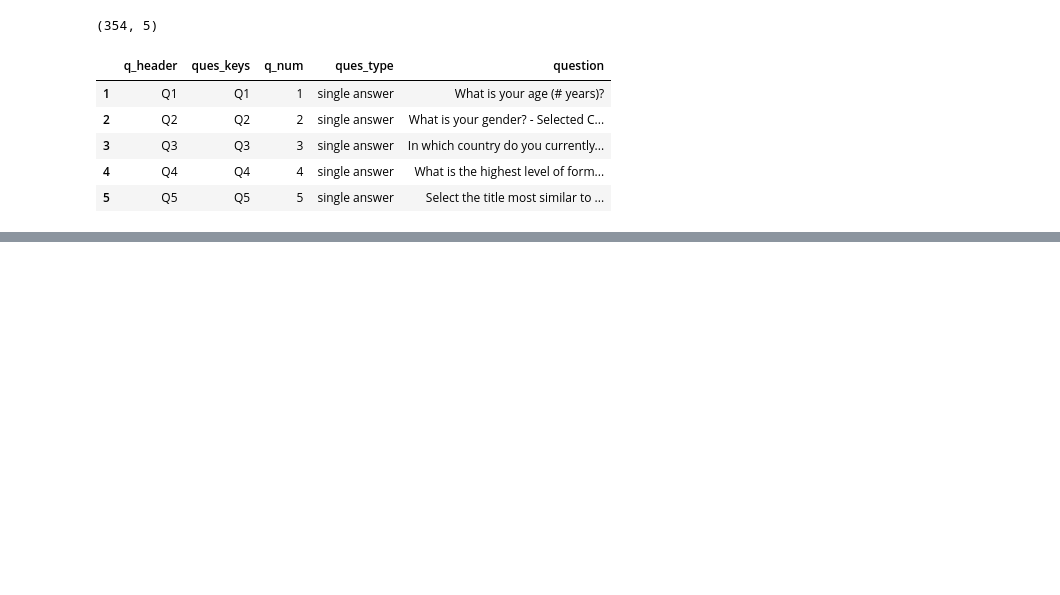
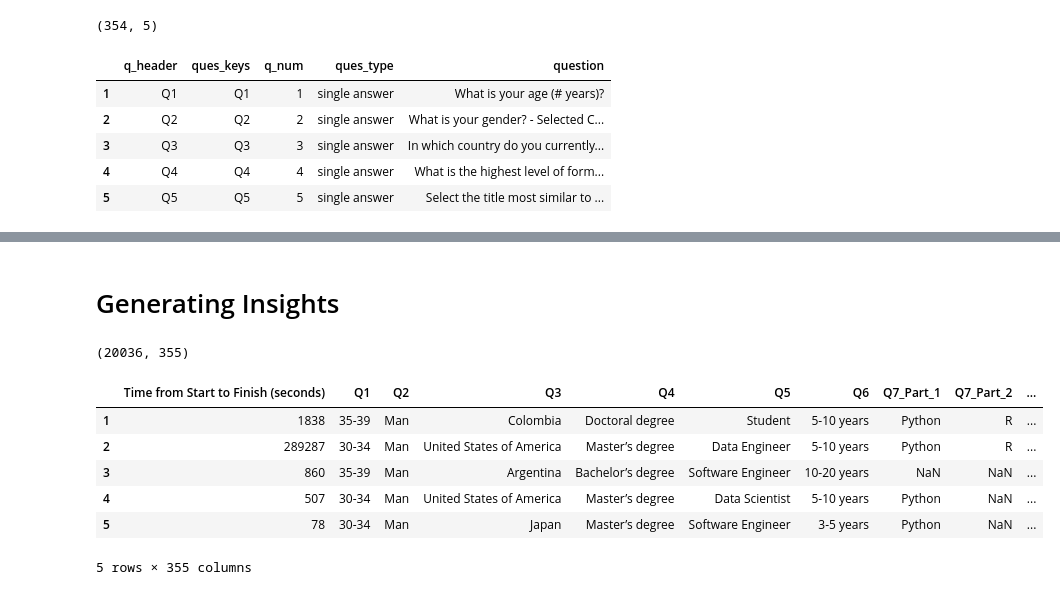
Before and after one commit to MekhzZ/AppliedStatisticsWithPython.ipynb, a Jupyter notebook: Data_Understanding_&_Insights.ipynb, the cells around one changed output, grey strips where cells are left out. Drawn from its saved outputs; the diff is of its cells as text; code cells hidden in the pictures; blank space fills up the shorter version.

```diff
--- a/Data_Understanding_&_Insights.ipynb
+++ b/Data_Understanding_&_Insights.ipynb
@@ -187,0 +299,2 @@ q_df.head()
+# %% [markdown]
+# Generating Insights
@@ -187,0 +303,14 @@ q_df.head()
+# %%
+dat.shape
+# %% [output]
+(20036, 355)
+# %%
+dat.head()
+# %% [output]
+|  | Time from Start to Finish (seconds) | Q1 | Q2 | Q3 | Q4 | Q5 | Q6 | Q7_Part_1 | Q7_Part_2 | ... |
+| 1 | 1838 | 35-39 | Man | Colombia | Doctoral degree | Student | 5-10 years | Python | R | ... |
+| 2 | 289287 | 30-34 | Man | United States of America | Master’s degree | Data Engineer | 5-10 years | Python | R | ... |
+| 3 | 860 | 35-39 | Man | Argentina | Bachelor’s degree | Software Engineer | 10-20 years | NaN | NaN | ... |
+| 4 | 507 | 30-34 | Man | United States of America | Master’s degree | Data Scientist | 5-10 years | Python | NaN | ... |
+| 5 | 78 | 30-34 | Man | Japan | Master’s degree | Software Engineer | 3-5 years | Python | NaN | ... |
+5 rows × 355 columns
```
Also changed, not shown: parts of 17 cells of this notebook.
